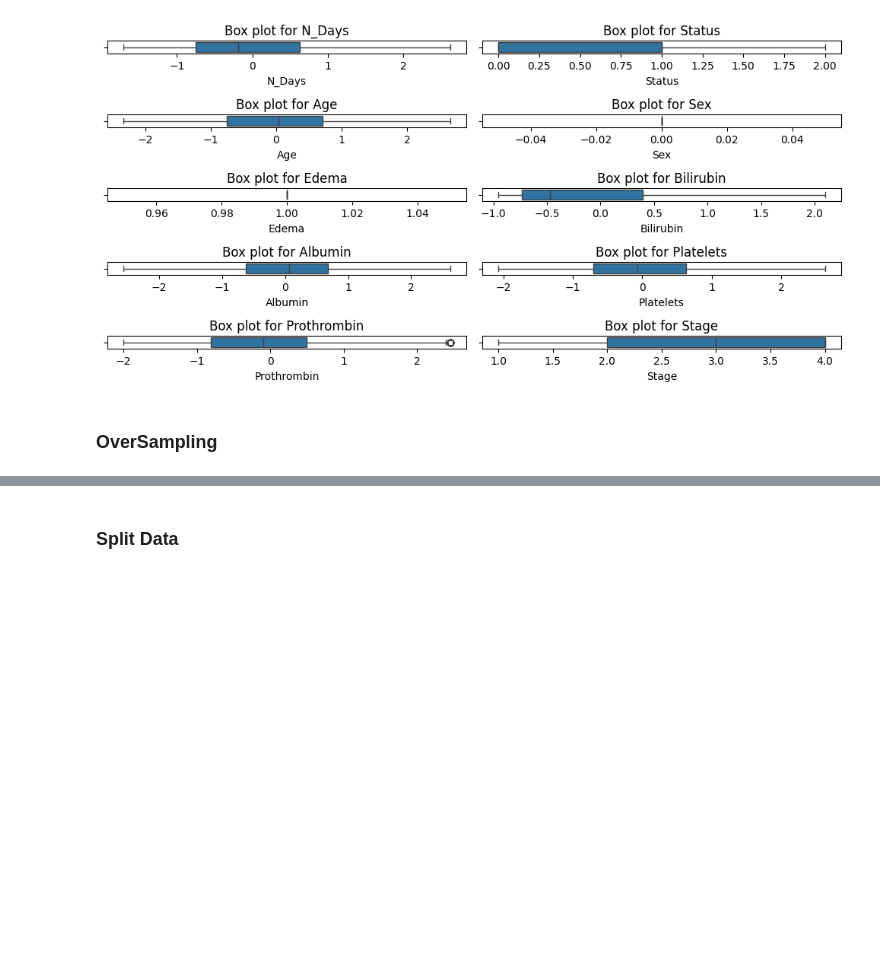
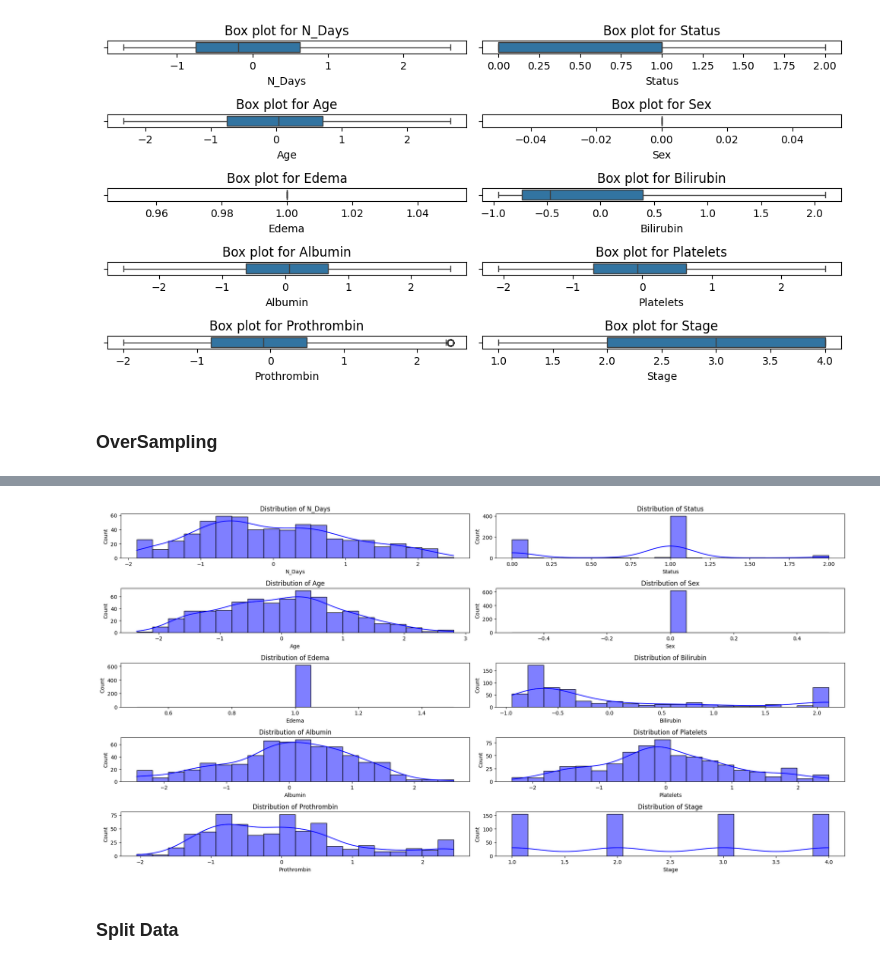
Before and after one commit to yashkathe/Cirrhosis-Prediction, a Jupyter notebook: from_scratch_neural_network.ipynb, the cells around one changed output, grey strips where cells are left out. Cells and saved outputs as stored; diff of their text form; code cells hidden in the pictures; blank space fills up the shorter version.

```diff
--- a/from_scratch_neural_network.ipynb
+++ b/from_scratch_neural_network.ipynb
@@ -357,3 +392,7 @@ plot_boxplots_in_subplots(df)
+# %%
+plot_distributions_in_subplots(df)
+# %% [output]
+[figure, added]
 # %% [markdown]
 ### Split Data
 # %%
```
Also changed, not shown: parts of 23 cells of this notebook.
